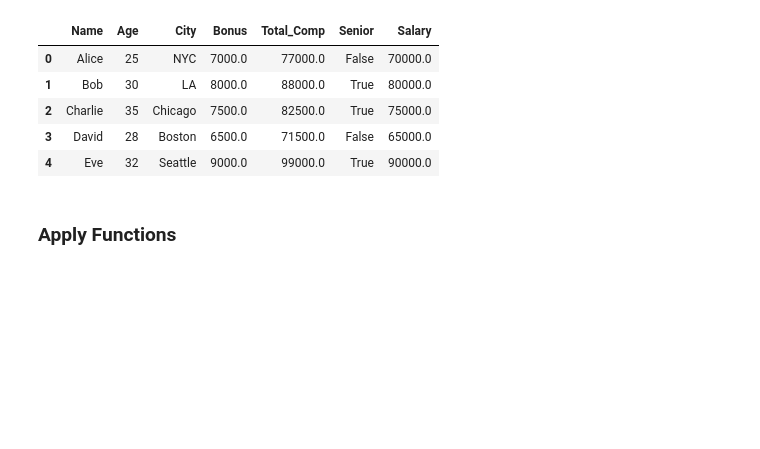
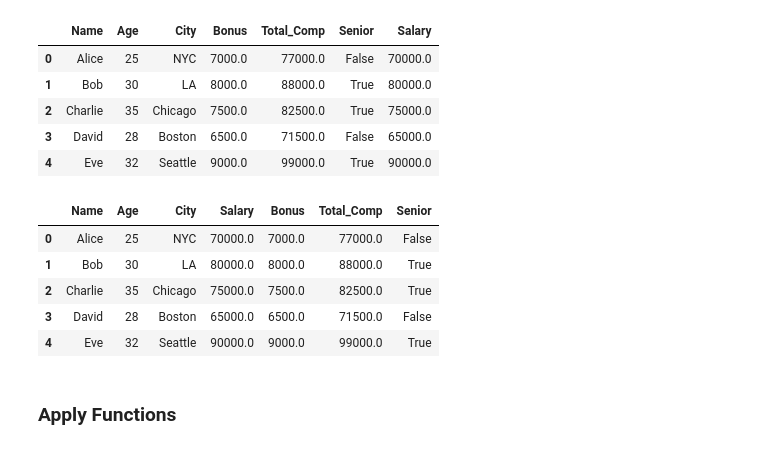
Before and after one commit to amkathum/-Colab, a Jupyter notebook: Data_Libraries.ipynb, the cells around one changed output. Drawn from its saved outputs; the diff is of its cells as text; code cells hidden in the pictures; blank space fills up the shorter version.

```diff
--- a/Data_Libraries.ipynb
+++ b/Data_Libraries.ipynb
@@ -559,6 +580,15 @@ df
 | 2 | Charlie | 35 | Chicago | 7500.0 | 82500.0 | True | 75000.0 |
 | 3 | David | 28 | Boston | 6500.0 | 71500.0 | False | 65000.0 |
 | 4 | Eve | 32 | Seattle | 9000.0 | 99000.0 | True | 90000.0 |
+# %%
+df
+# %% [output]
+|  | Name | Age | City | Salary | Bonus | Total_Comp | Senior |
+| 0 | Alice | 25 | NYC | 70000.0 | 7000.0 | 77000.0 | False |
+| 1 | Bob | 30 | LA | 80000.0 | 8000.0 | 88000.0 | True |
+| 2 | Charlie | 35 | Chicago | 75000.0 | 7500.0 | 82500.0 | True |
+| 3 | David | 28 | Boston | 65000.0 | 6500.0 | 71500.0 | False |
+| 4 | Eve | 32 | Seattle | 90000.0 | 9000.0 | 99000.0 | True |
 # %% [markdown]
 ### Apply Functions
 # %%
```
Also changed, not shown: parts of 9 cells of this notebook.
